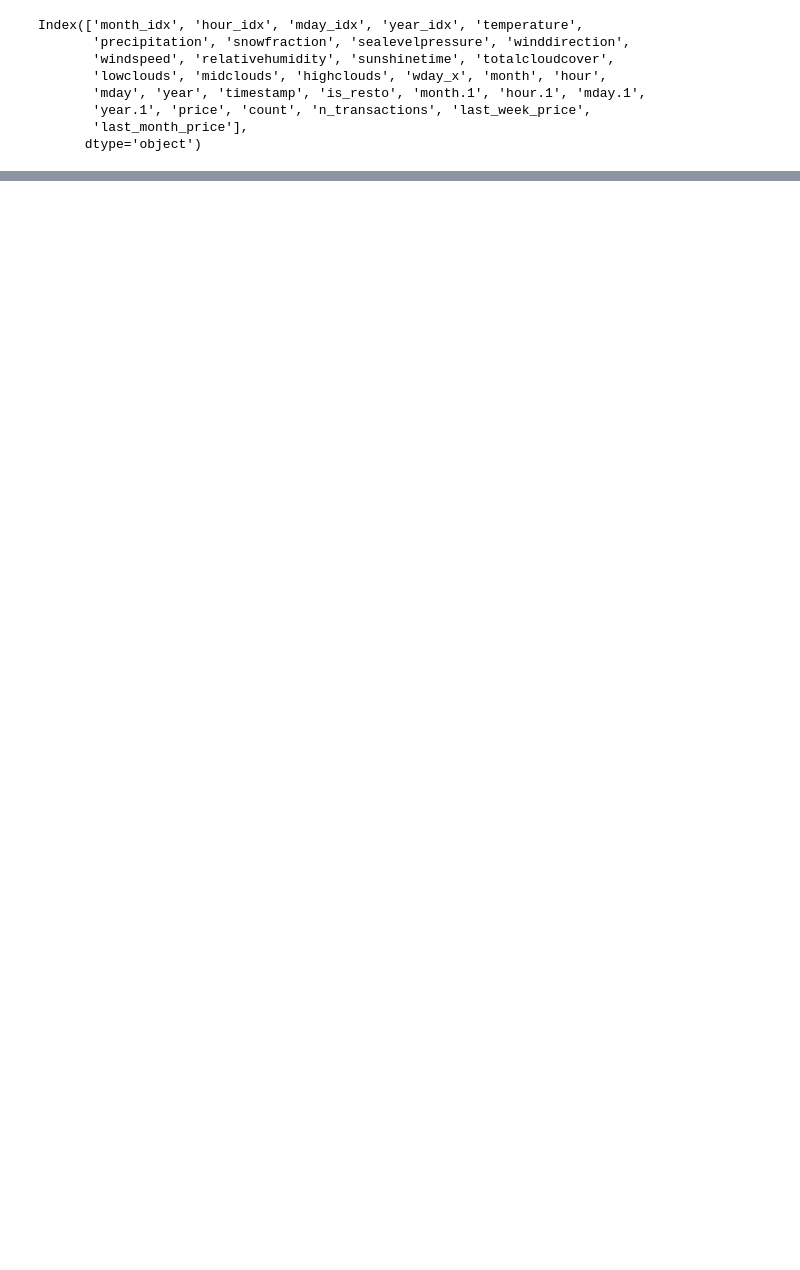
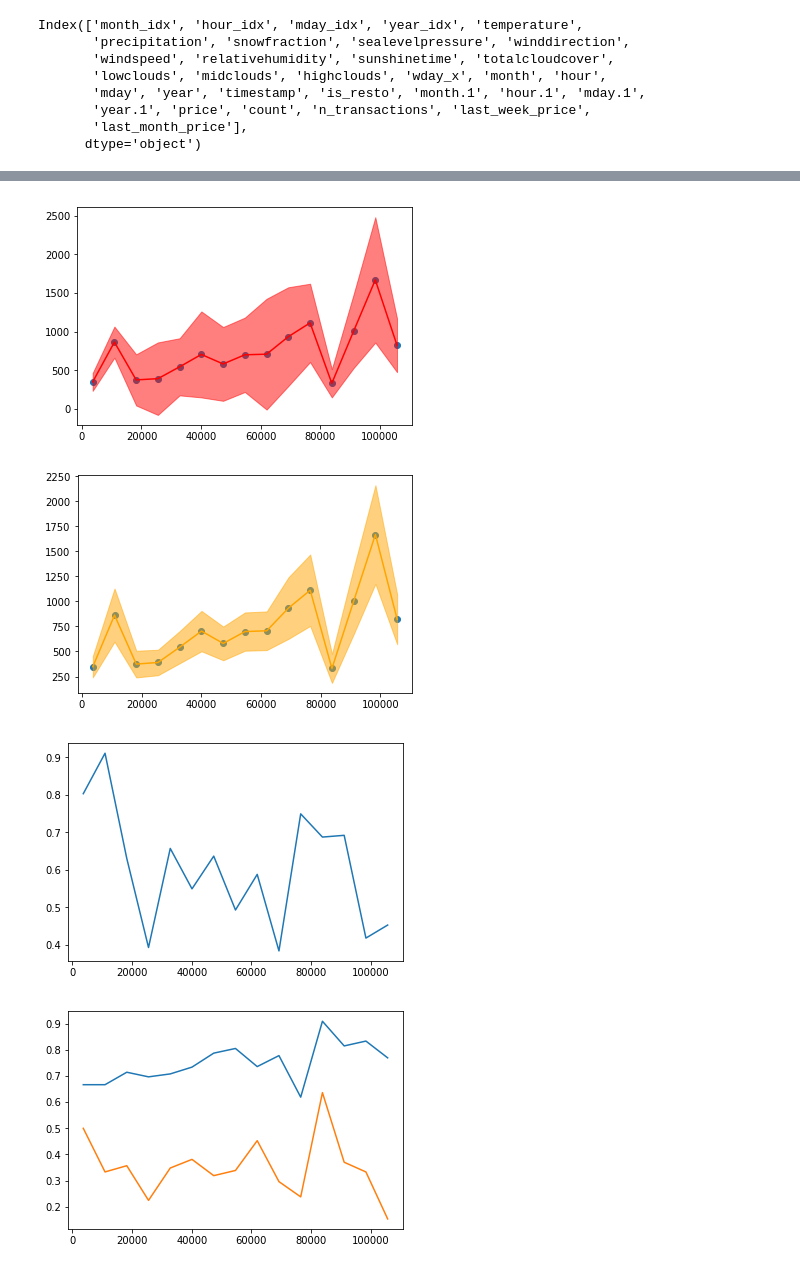
Before and after one commit to alafanechere/food-hackathon, a Jupyter notebook: forecast/xgboost.ipynb, the cells around one changed output, grey strips where cells are left out. Drawn from its saved outputs; the diff is of its cells as text; code cells hidden in the pictures; blank space fills up the shorter version.

```diff
--- a/forecast/xgboost.ipynb
+++ b/forecast/xgboost.ipynb
@@ -114,0 +199,7 @@ print( (y_test > y075_pred).sum() / y_test.count() )
+# %%
+prediction_profile(df_test,'last_week_price',bins=15)
+# %% [output]
+[figure, added]
+[figure, added]
+[figure, added]
+[figure, added]
```
Also changed, not shown: parts of 42 cells of this notebook.
